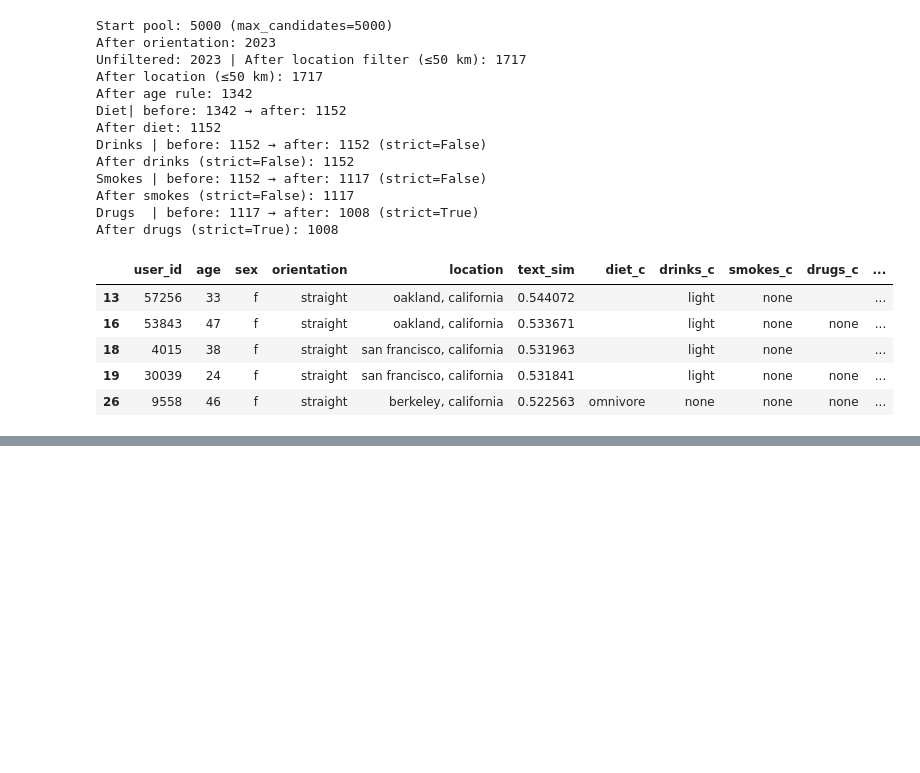
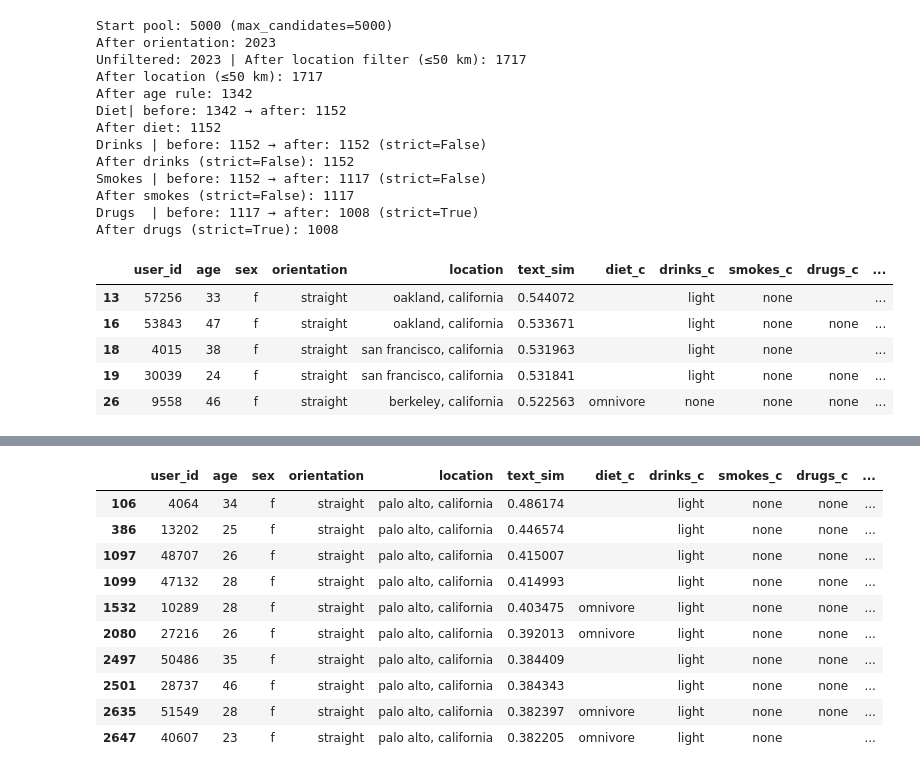
Before and after one commit to KrishaVeera/Decoding-the-Dating-Game, a Jupyter notebook: Calc_Embeddings_Model Training.ipynb, the cells around one changed output, grey strips where cells are left out. Saved outputs shown, nothing was run; the diff lists cells and outputs as text; code cells hidden in the pictures; blank space fills up the shorter version.

```diff
--- a/Calc_Embeddings_Model Training.ipynb
+++ b/Calc_Embeddings_Model Training.ipynb
@@ -661,0 +815,15 @@ After drugs (strict=True): 1008
+# %%
+ranked_local = apply_weights(cands, w_text=0.30, w_age=0.10, w_life=0.10, w_loc=0.50)
+ranked_local.head(10)
+# %% [output]
+|  | user_id | age | sex | orientation | location | text_sim | diet_c | drinks_c | smokes_c | drugs_c | ... |
+| 106 | 4064 | 34 | f | straight | palo alto, california | 0.486174 |  | light | none | none | ... |
+| 386 | 13202 | 25 | f | straight | palo alto, california | 0.446574 |  | light | none | none | ... |
+| 1097 | 48707 | 26 | f | straight | palo alto, california | 0.415007 |  | light | none | none | ... |
+| 1099 | 47132 | 28 | f | straight | palo alto, california | 0.414993 |  | light | none | none | ... |
+| 1532 | 10289 | 28 | f | straight | palo alto, california | 0.403475 | omnivore | light | none | none | ... |
+| 2080 | 27216 | 26 | f | straight | palo alto, california | 0.392013 | omnivore | light | none | none | ... |
+| 2497 | 50486 | 35 | f | straight | palo alto, california | 0.384409 |  | light | none | none | ... |
+| 2501 | 28737 | 46 | f | straight | palo alto, california | 0.384343 |  | light | none | none | ... |
+| 2635 | 51549 | 28 | f | straight | palo alto, california | 0.382397 | omnivore | light | none | none | ... |
+| 2647 | 40607 | 23 | f | straight | palo alto, california | 0.382205 | omnivore | light | none |  | ... |
```
Also changed, not shown: parts of 3 cells of this notebook.
